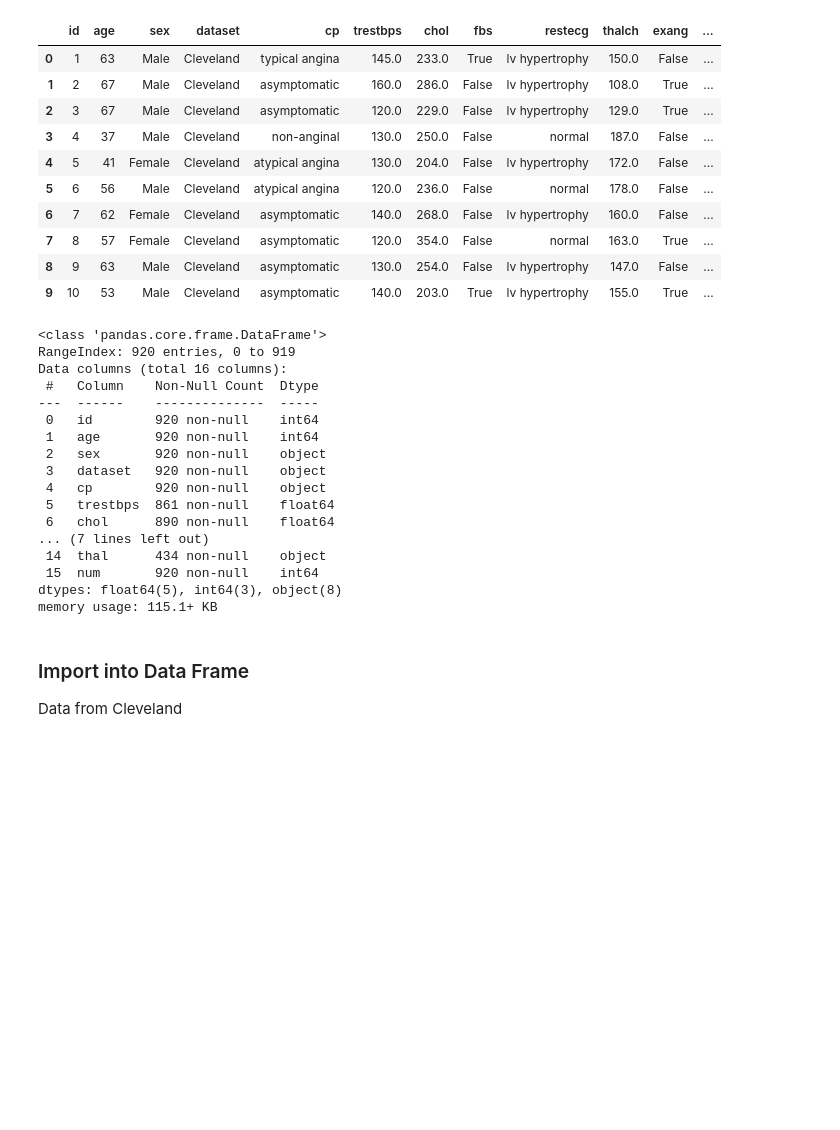
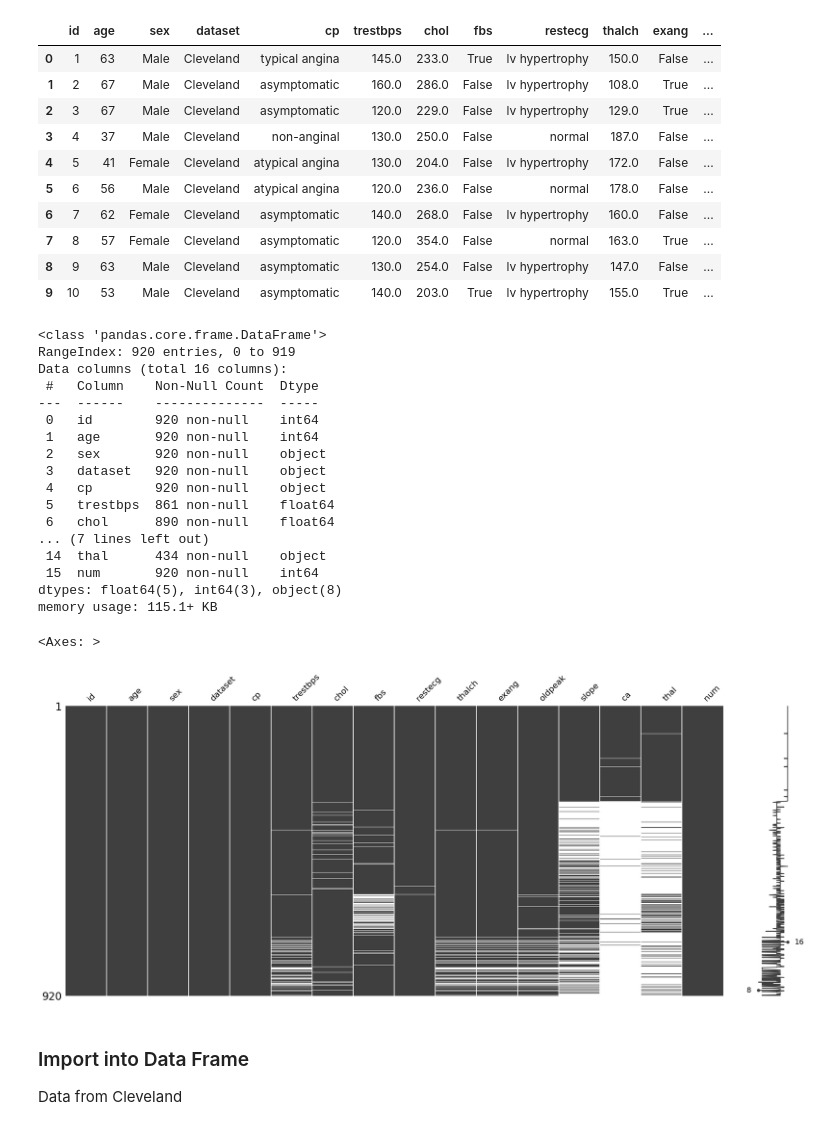
Before and after one commit to adriacv17/Capstone-Project-Heart-Disease, a Jupyter notebook: heart_disease_prediction.ipynb, the cells around one changed output. Saved outputs shown, nothing was run; the diff lists cells and outputs as text; code cells hidden in the pictures; blank space fills up the shorter version.

Commit message:
added missing value visualizations for both cleveland and full data set

```diff
--- a/heart_disease_prediction.ipynb
+++ b/heart_disease_prediction.ipynb
@@ -32,26 +32,31 @@ heart_df.head(10)
 | 7 | 8 | 57 | Female | Cleveland | asymptomatic | 120.0 | 354.0 | False | normal | 163.0 | True | ... |
 | 8 | 9 | 63 | Male | Cleveland | asymptomatic | 130.0 | 254.0 | False | lv hypertrophy | 147.0 | False | ... |
 | 9 | 10 | 53 | Male | Cleveland | asymptomatic | 140.0 | 203.0 | True | lv hypertrophy | 155.0 | True | ... |
-# %%
-heart_df.info()
-# %% [output]
-<class 'pandas.core.frame.DataFrame'>
-RangeIndex: 920 entries, 0 to 919
-Data columns (total 16 columns):
- #   Column    Non-Null Count  Dtype
----  ------    --------------  -----
- 0   id        920 non-null    int64
- 1   age       920 non-null    int64
- 2   sex       920 non-null    object
- 3   dataset   920 non-null    object
- 4   cp        920 non-null    object
- 5   trestbps  861 non-null    float64
- 6   chol      890 non-null    float64
-... (7 lines left out)
- 14  thal      434 non-null    object
- 15  num       920 non-null    int64
-dtypes: float64(5), int64(3), object(8)
-memory usage: 115.1+ KB
+# %%
+heart_df.info()
+
+# Visualize missing data
+msno.matrix(heart_df)
+# %% [output]
+<class 'pandas.core.frame.DataFrame'>
+RangeIndex: 920 entries, 0 to 919
+Data columns (total 16 columns):
+ #   Column    Non-Null Count  Dtype
+---  ------    --------------  -----
+ 0   id        920 non-null    int64
+ 1   age       920 non-null    int64
+ 2   sex       920 non-null    object
+ 3   dataset   920 non-null    object
+ 4   cp        920 non-null    object
+ 5   trestbps  861 non-null    float64
+ 6   chol      890 non-null    float64
+... (7 lines left out)
+ 14  thal      434 non-null    object
+ 15  num       920 non-null    int64
+dtypes: float64(5), int64(3), object(8)
+memory usage: 115.1+ KB
+<Axes: >
+[figure, added]
 # %% [markdown]
 ### Import into Data Frame
 Data from Cleveland
```
Also changed, not shown: parts of 2 cells of this notebook.
